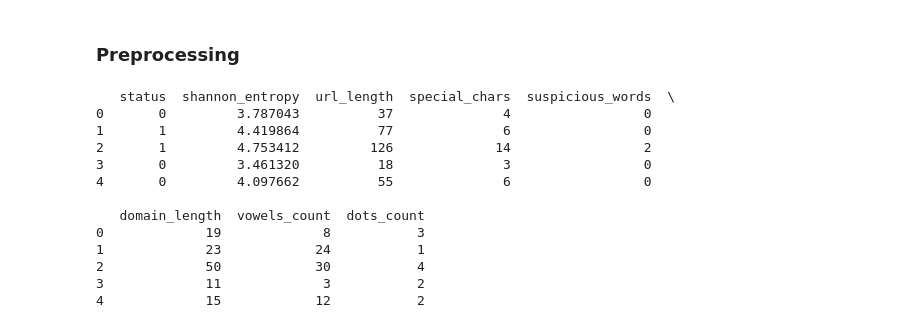
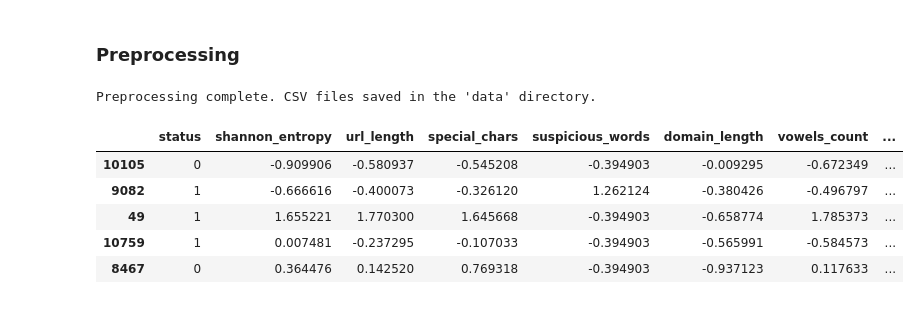
Before and after one commit to adrianrb469/security-ds, a Jupyter notebook: lab1/features.ipynb, the cells around one changed output. Saved outputs shown, nothing was run; the diff lists cells and outputs as text; code cells hidden in the pictures.

```diff
--- a/lab1/features.ipynb
+++ b/lab1/features.ipynb
@@ -390,55 +390,42 @@ selected_columns = [
     'dots_count'
 ]
 
-# Create a new DataFrame with selected columns
-data_selected = data[selected_columns]
 
 data_selected = data[selected_columns]
 
-# Separate the features and the target
 X = data_selected.drop('status', axis=1)
 y = data_selected['status']
 
-# Standardize the features using StandardScaler
 scaler = StandardScaler()
 X_scaled = scaler.fit_transform(X)
 X_scaled_df = pd.DataFrame(X_scaled, columns=X.columns, index=X.index)
 
-# Combine the target with the standardized features
 data_processed = pd.concat([y, X_scaled_df], axis=1)
 
-# Split the processed data into train (55%), validation (15%), and test (30%)
 train_data, temp_data = train_test_split(
     data_processed, test_size=0.45, random_state=42, stratify=data_processed["status"]
 )
 
-# From the temporary set, split into validation and test sets.
-# Since temp_data represents 45% of the data, splitting with test_size=0.6667 gives:
-# validation: 15% of total (33.33% of temp_data), test: 30% of total (66.67% of temp_data)
+#
 validation_data, test_data = train_test_split(
     temp_data, test_size=0.6667, random_state=42, stratify=temp_data["status"]
 )
 
-# Ensure the "data" directory exists to save the CSV files
 os.makedirs('data', exist_ok=True)
 
-# Save the resulting datasets as CSV files with distinctive English names
 train_data.to_csv("data/processed_train_data.csv", index=False)
 validation_data.to_csv("data/processed_validation_data.csv", index=False)
 test_data.to_csv("data/processed_test_data.csv", index=False)
 
 print("Preprocessing complete. CSV files saved in the 'data' directory.")
 # %% [output]
-   status  shannon_entropy  url_length  special_chars  suspicious_words  \
-0       0         3.787043          37              4                 0
-1       1         4.419864          77              6                 0
-2       1         4.753412         126             14                 2
-3       0         3.461320          18              3                 0
-4       0         4.097662          55              6                 0
-
-   domain_length  vowels_count  dots_count
-0             19             8           3
-1             23            24           1
-2             50            30           4
-3             11             3           2
-4             15            12           2
+Preprocessing complete. CSV files saved in the 'data' directory.
+# %%
+train_data.head()
+# %% [output]
+|  | status | shannon_entropy | url_length | special_chars | suspicious_words | domain_length | vowels_count | ... |
+| 10105 | 0 | -0.909906 | -0.580937 | -0.545208 | -0.394903 | -0.009295 | -0.672349 | ... |
+| 9082 | 1 | -0.666616 | -0.400073 | -0.326120 | 1.262124 | -0.380426 | -0.496797 | ... |
+| 49 | 1 | 1.655221 | 1.770300 | 1.645668 | -0.394903 | -0.658774 | 1.785373 | ... |
+| 10759 | 1 | 0.007481 | -0.237295 | -0.107033 | -0.394903 | -0.565991 | -0.584573 | ... |
+| 8467 | 0 | 0.364476 | 0.142520 | 0.769318 | -0.394903 | -0.937123 | 0.117633 | ... |
```
Also changed, not shown: parts of 1 cell of this notebook, 13 other files.
